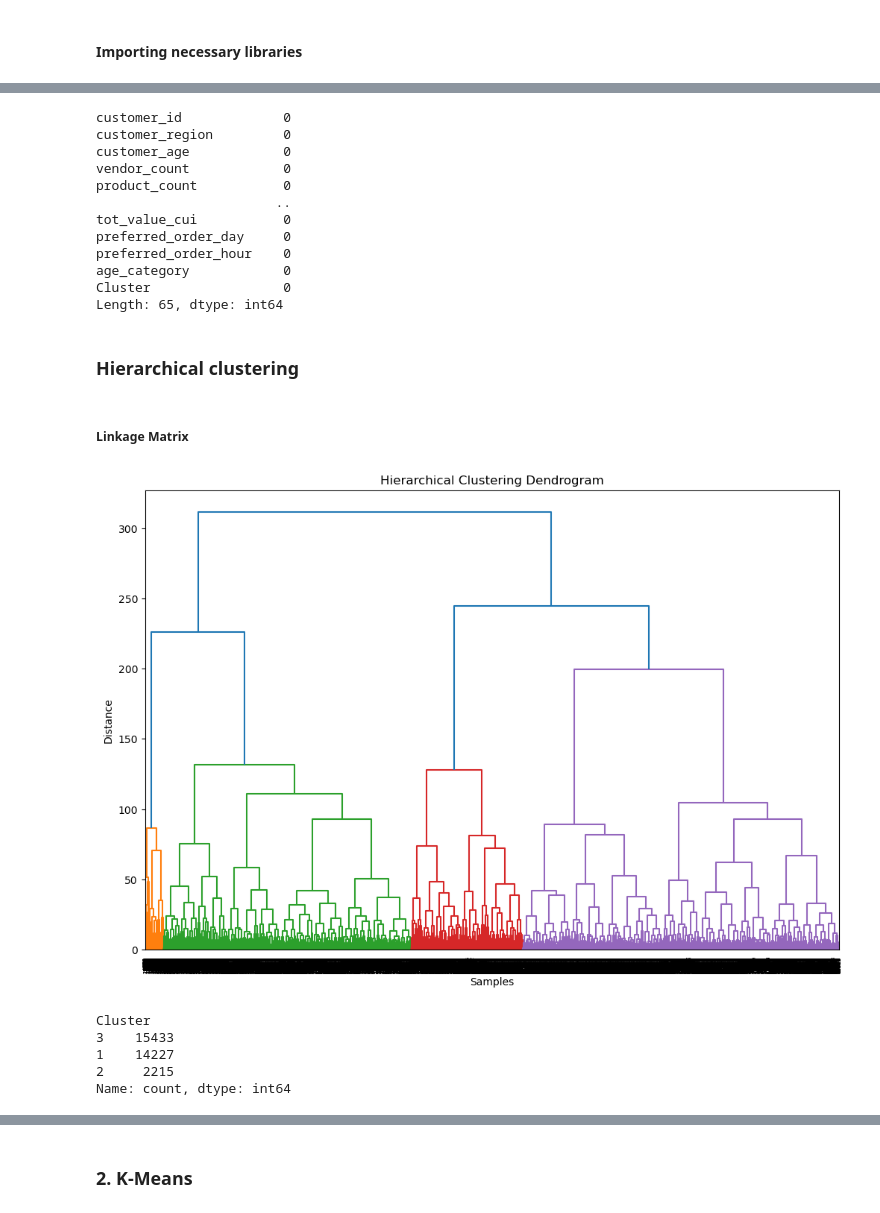
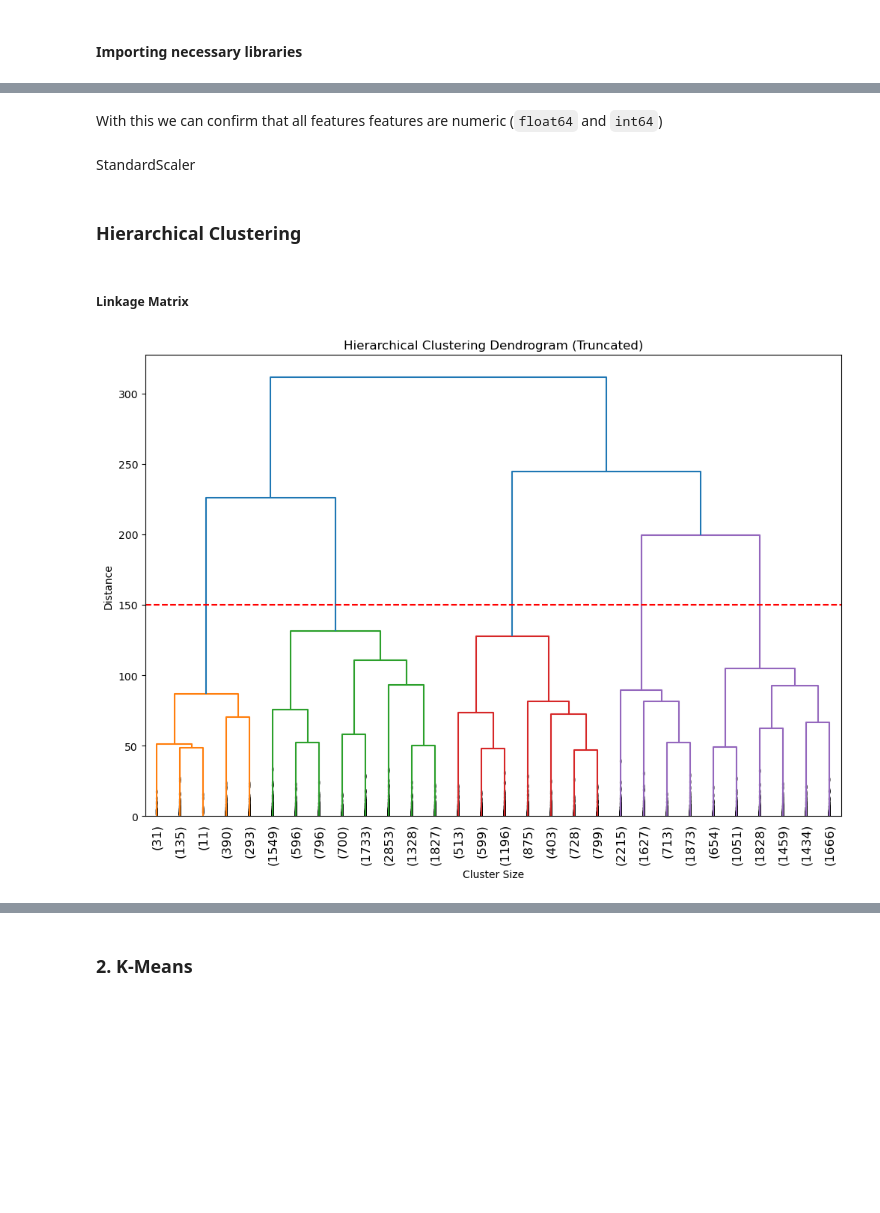
Before and after one commit to MiguelMangerona/Data-Mining-Project, a Jupyter notebook: Clustering.ipynb, the cells around one changed output, grey strips where cells are left out. Drawn from its saved outputs; the diff is of its cells as text; code cells hidden in the pictures; blank space fills up the shorter version.

```diff
--- a/Clustering.ipynb
+++ b/Clustering.ipynb
@@ -56,22 +66,18 @@ Length: 65, dtype: object
-# %%
-df = df.apply(pd.to_numeric, errors='coerce')
-df.fillna(df.mean(), inplace=True)
-
-print(df.isnull().sum())
-# %% [output]
-customer_id             0
-customer_region         0
-customer_age            0
-vendor_count            0
-product_count           0
-                       ..
-tot_value_cui           0
-preferred_order_day     0
-preferred_order_hour    0
-age_category            0
-Cluster                 0
-Length: 65, dtype: int64
+# %% [markdown]
+With this we can confirm that all features features are numeric (`float64` and `int64`)
+# %% [markdown]
+StandardScaler
+# %%
+scaler = StandardScaler()
+scaled_data = scaler.fit_transform(df[['vendor_count', 'is_chain', 'first_order', 'last_order',
+                                       'CUI_American', 'CUI_Asian', 'CUI_Beverages', 'CUI_Cafe',
+                                       'CUI_Chicken Dishes', 'CUI_Chinese', 'CUI_Desserts',
+                                       'CUI_Healthy', 'CUI_Indian', 'CUI_Italian', 'CUI_Japanese',
+                                       'CUI_Noodle Dishes', 'CUI_OTHER', 'CUI_Street Food / Snacks',
+                                       'CUI_Thai', 'engagement_duration', 'tot_value_cui',
+                                       'preferred_order_day', 'preferred_order_hour',
+                                       'age_category']])
 # %% [markdown]
-### Hierarchical clustering
+### Hierarchical Clustering
 # %% [markdown]
 ##### Linkage Matrix
@@ -78,27 +86,17 @@ Length: 65, dtype: int64
 # %%
-linkage_matrix = linkage(scaled_data, method='ward')
+plt.figure(figsize=(12, 8))
+dendrogram(
+    linkage_matrix,
+    truncate_mode='lastp',
+    p=30,
+    leaf_rotation=90.,
+    leaf_font_size=12.,
+    show_contracted=True )
 
-# Dendogram
-plt.figure(figsize=(12, 8))
-dendrogram(linkage_matrix)
-plt.title("Hierarchical Clustering Dendrogram")
-plt.xlabel("Samples")
+plt.axhline(y=150, color='r', linestyle='--')
+plt.title("Hierarchical Clustering Dendrogram (Truncated)")
+plt.xlabel("Cluster Size")
 plt.ylabel("Distance")
 plt.show()
 # %% [output]
-[figure, old version]
+[figure, new version]
-# %%
-# Escolher o número de clusters (exemplo: 3)
-num_clusters = 3
-
-# Criar os clusters
-df['Cluster'] = fcluster(linkage_matrix, t=num_clusters, criterion='maxclust')
-
-# Ver os clusters criados
-print(df['Cluster'].value_counts())
-# %% [output]
-Cluster
-3    15433
-1    14227
-2     2215
-Name: count, dtype: int64
```
Also changed, not shown: parts of 16 cells of this notebook, 1 other file.
